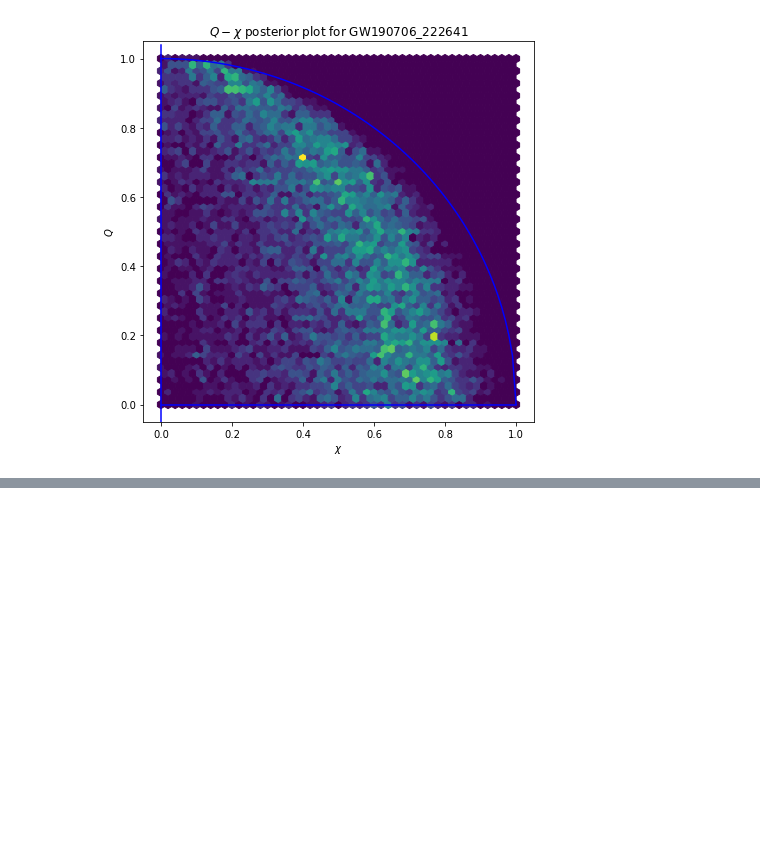
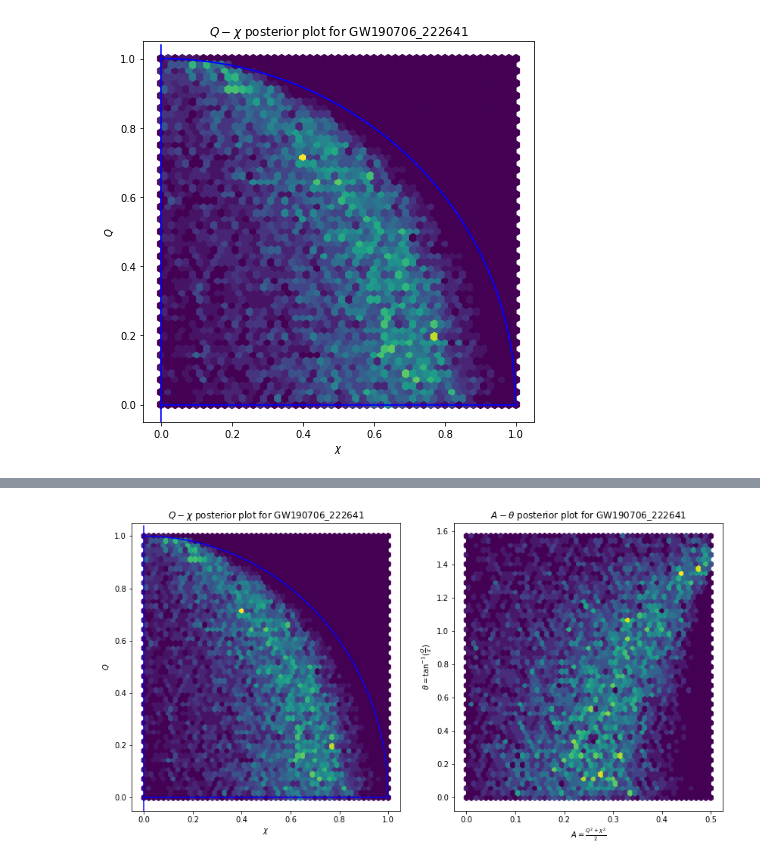
Before and after one commit to Potatoasad/charged-ringdown-analysis-tools, a Jupyter notebook: testing/Graphing.ipynb, the cells around one changed output, grey strips where cells are left out. Drawn from its saved outputs; the diff is of its cells as text; code cells hidden in the pictures; blank space fills up the shorter version.

```diff
--- a/testing/Graphing.ipynb
+++ b/testing/Graphing.ipynb
@@ -41,3 +41,14 @@ ax.set_title(f"$Q-\chi$ posterior plot for {eventname}")
 plt.show()
 # %% [output]
 [figure]
+# %%
+## Changing Variables:
+def chiq_to_Atheta(arr):
+    A = (arr[:,0]**2 + arr[:,1]**2)/2
+    theta = np.arctan(arr[:,1]/arr[:,0])
+    return np.array([A,theta]).transpose()
+
+def Atheta_to_chiq(arr):
+    chi = np.sqrt(arr[:,0]*2)*np.cos(arr[:,1])
+    Q = np.sqrt(arr[:,0]*2)*np.sin(arr[:,1])
+    return np.array([chi,Q]).transpose()
@@ -43,0 +63,22 @@ plt.show()
+# %%
+eventname = 'GW190706_222641'
+fig, axes = plt.subplots(nrows=1,ncols=2,figsize=(14,7))
+ax1,ax2 = axes
+newpoints = chiq_to_Atheta(points[eventname])
+
+
+ax1.plot(np.linspace(0,1,100), np.sqrt(1 - np.linspace(0,1,100)**2),c='b')
+ax1.plot(np.linspace(0,1,100), 0.0*np.linspace(0,1,100),c='b')
+ax1.axvline(0.0,ymin=0.0,ymax=0.99,c='b')
+ax1.hexbin(x = points[eventname][:,0], y = points[eventname][:,1],gridsize=50, extent=(0,1,0,1))
+ax1.set_xlabel("$\chi$")
+ax1.set_ylabel("$Q$")
+ax1.set_title(f"$Q-\chi$ posterior plot for {eventname}")
+
+ax2.hexbin(x = newpoints[:,0], y = newpoints[:,1],gridsize=50, extent=(0,1/2,0,np.pi/2))
+ax2.set_xlabel("$A = \\frac{Q^2 + \\chi^2}{2}$")
+ax2.set_ylabel("$\\theta = \\tan^{-1}(\\frac{Q}{\chi})$")
+ax2.set_title(f"$A-\\theta$ posterior plot for {eventname}")
+plt.show()
+# %% [output]
+[figure, added]
```
Also changed, not shown: parts of 1 cell of this notebook, 2 other files.
